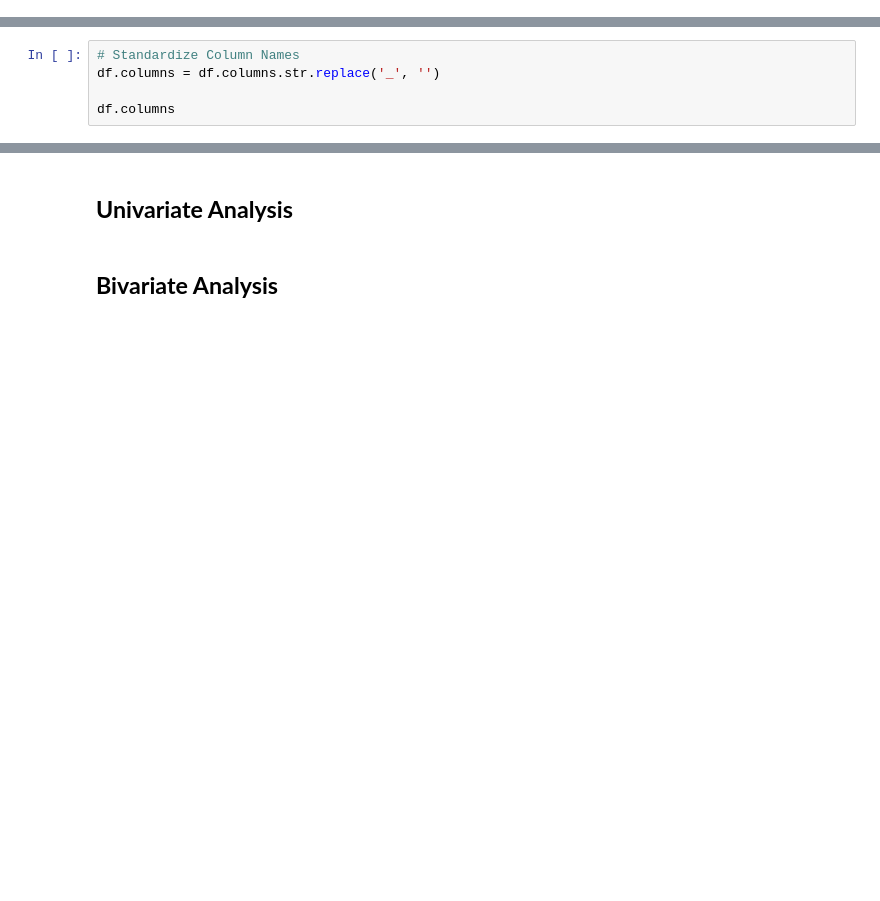
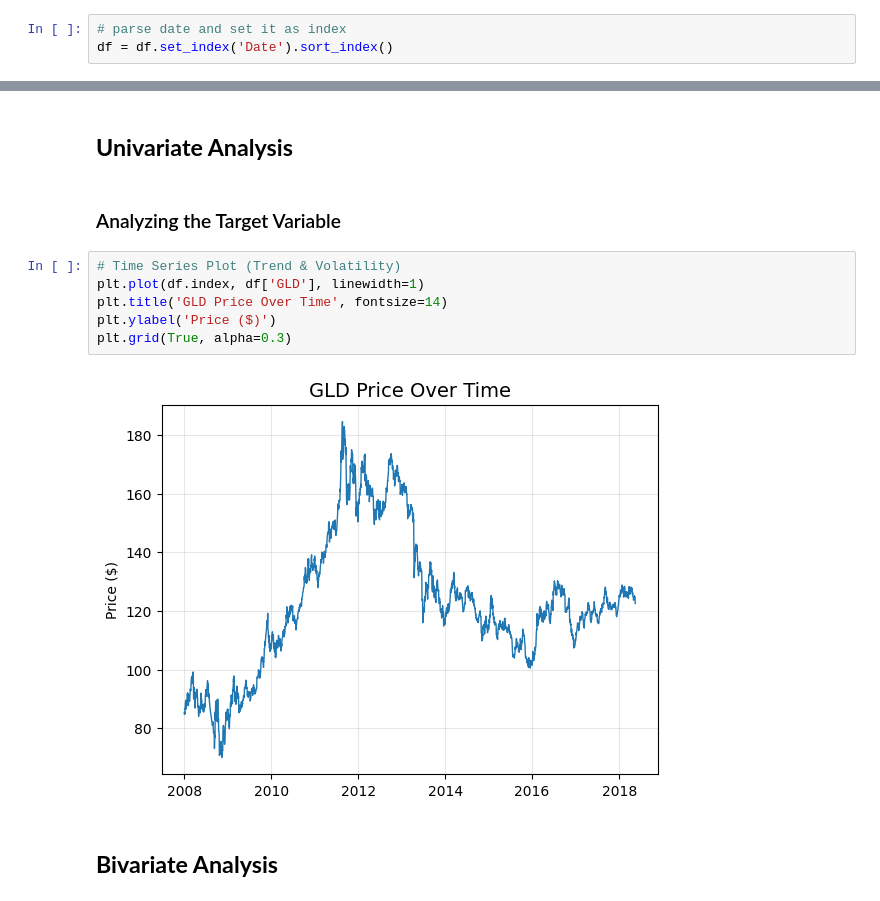
Before and after one commit to tshihab07/gold-price-forecasting, a Jupyter notebook: notebookes/dataPreprocessing.ipynb, the cells around one changed output, grey strips where cells are left out. Cells and saved outputs as stored; diff of their text form; blank space fills up the shorter version.

Commit message:
feat(EDA): add time series plot for target variable

```diff
--- a/notebookes/dataPreprocessing.ipynb
+++ b/notebookes/dataPreprocessing.ipynb
@@ -91,6 +91,9 @@ df['Date'].head()
 3   2008-01-07
 4   2008-01-08
 Name: Date, dtype: datetime64[ns]
+# %%
+# parse date and set it as index
+df = df.set_index('Date').sort_index()
 # %% [markdown]
 ## **Check for Duplicates**
 # %%
@@ -110,8 +112,3 @@ USO        0
 SLV        0
 EUR/USD    0
 dtype: int64
-# %%
-# Standardize Column Names
-df.columns = df.columns.str.replace('_', '')
-
-df.columns
@@ -130,6 +122,16 @@ plt.figure(figsize=(10, 4))
 <Figure size 1000x400 with 0 Axes>
 # %% [markdown]
 ## **Univariate Analysis**
+# %% [markdown]
+### Analyzing the Target Variable
+# %%
+# Time Series Plot (Trend & Volatility)
+plt.plot(df.index, df['GLD'], linewidth=1)
+plt.title('GLD Price Over Time', fontsize=14)
+plt.ylabel('Price ($)')
+plt.grid(True, alpha=0.3)
+# %% [output]
+[figure, added]
 # %% [markdown]
 ## **Bivariate Analysis**
 # %% [markdown]
```
Also changed, not shown: parts of 3 cells of this notebook.
